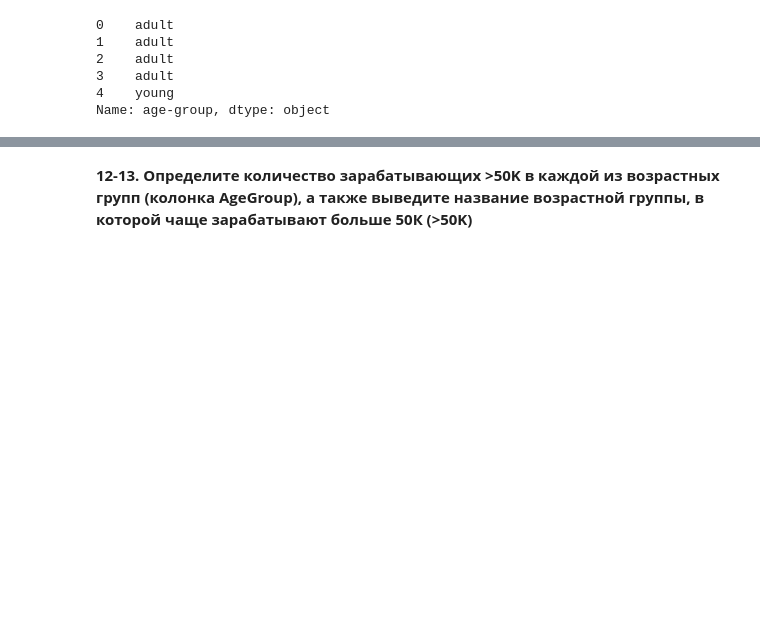
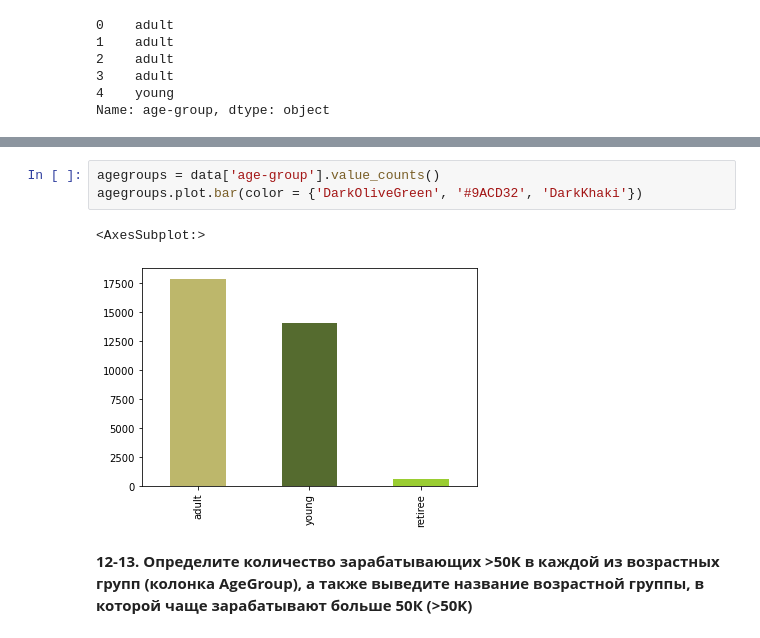
Before and after one commit to lyubinskaya/internship, a Jupyter notebook: task2/assignment_pandas.ipynb, the cells around one changed output, grey strips where cells are left out. Saved outputs shown, nothing was run; the diff lists cells and outputs as text; blank space fills up the shorter version.

```diff
--- a/task2/assignment_pandas.ipynb
+++ b/task2/assignment_pandas.ipynb
@@ -194,3 +188,9 @@ data.head()
+# %%
+agegroups = data['age-group'].value_counts()
+agegroups.plot.bar(color = {'DarkOliveGreen', '#9ACD32', 'DarkKhaki'})
+# %% [output]
+<AxesSubplot:>
+[figure, added]
 # %% [markdown]
 **12-13. Определите количество зарабатывающих >50K в каждой из возрастных групп (колонка AgeGroup), а также выведите название возрастной группы, в которой чаще зарабатывают больше 50К (>50K)**
 # %%
```
Also changed, not shown: parts of 6 cells of this notebook.
